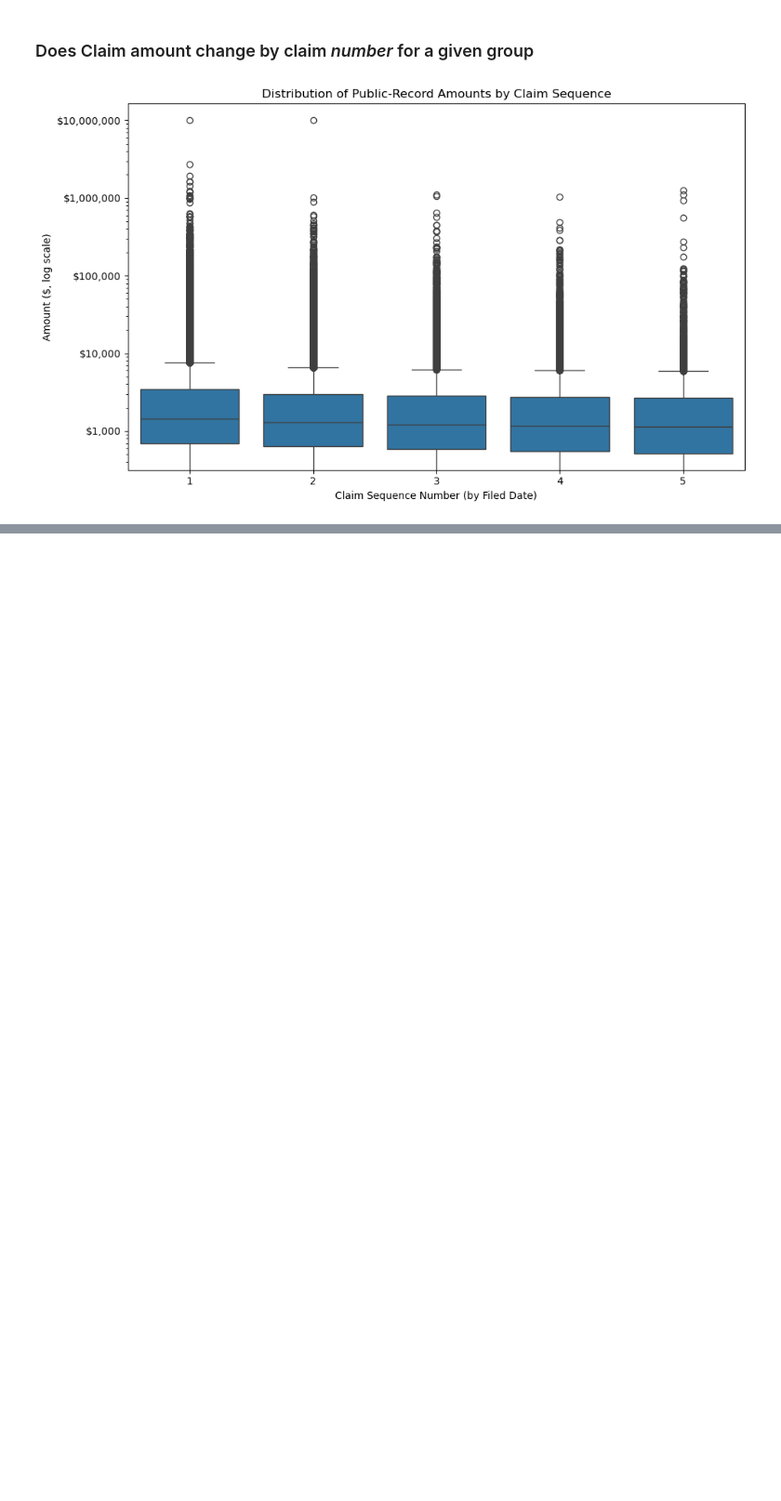
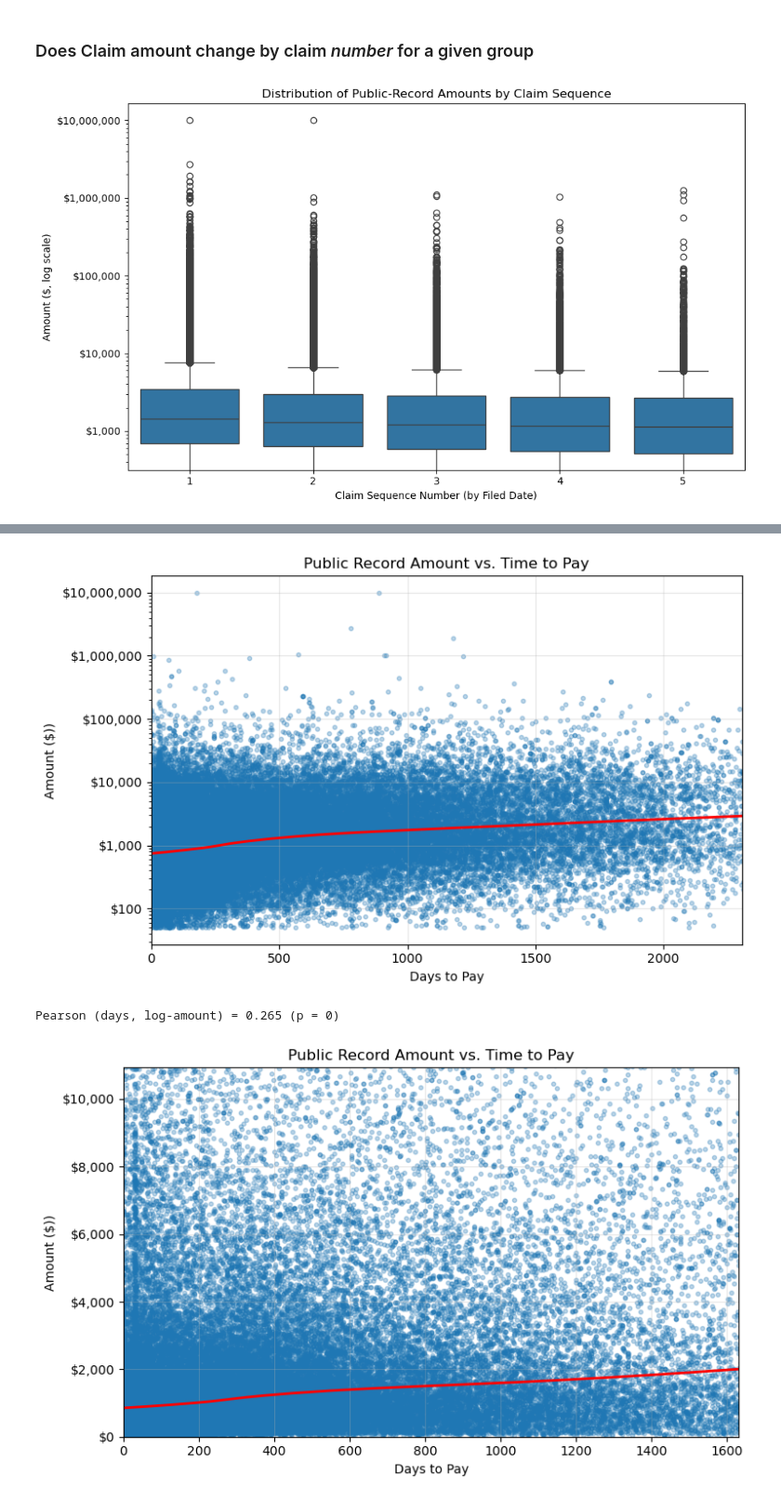
Before and after one commit to mattstoebe/Loan_Performance_Public_records, a Jupyter notebook: EDA/01_public_record_orientation.ipynb, the cells around one changed output, grey strips where cells are left out. Shown at 93% size. Cells and saved outputs as stored; diff of their text form; code cells hidden in the pictures; blank space fills up the shorter version.

```diff
--- a/EDA/01_public_record_orientation.ipynb
+++ b/EDA/01_public_record_orientation.ipynb
@@ -312,0 +414,61 @@ plt.show()
+# %%
+df_pay = pr.dropna(subset=['filed_date','paid_date','amount']).copy()
+df_pay = df_pay[df_pay['paid_date'] >= df_pay['filed_date']]
+df_pay = df_pay[df_pay['amount'] > 0]
+
+
+lowess = sm.nonparametric.lowess
+x = pr['filed_to_paid_days']
+y = np.log(pr['amount'])
+smoothed = lowess(y, x)
+
+
+plt.figure(figsize=(8,5))
+plt.scatter(df_pay['filed_to_paid_days'], df_pay['amount'], alpha=0.3, s=10)
+
+plt.plot(smoothed[:,0], np.exp(smoothed[:,1]), 'r-', lw=2)
+
+plt.xlim(0, df_pay['filed_to_paid_days'].quantile(0.99))  # zoom in on the 99th percentile for clarity
+plt.yscale('log')
+plt.xlabel('Days to Pay')
+plt.ylabel('Amount ($))')
+plt.title('Public Record Amount vs. Time to Pay')
+plt.gca().yaxis.set_major_formatter(
+    mtick.FuncFormatter(lambda x, _: f'${x:,.0f}')
+)
+plt.grid(alpha=0.3)
+plt.tight_layout()
+plt.show()
+
+# Correlation
+pearson_r, pearson_p = stats.pearsonr(df_pay['filed_to_paid_days'], np.log(df_pay['amount']))
+
+print(f"Pearson (days, log-amount) = {pearson_r:.3f} (p = {pearson_p:.3g})")
+
+
+lowess = sm.nonparametric.lowess
+x = pr['filed_to_paid_days']
+y = pr['amount']
+smoothed = lowess(y, x)
+
+
+plt.figure(figsize=(8,5))
+plt.scatter(df_pay['filed_to_paid_days'], df_pay['amount'], alpha=0.3, s=10)
+
+plt.plot(smoothed[:,0], smoothed[:,1], 'r-', lw=2)
+
+plt.xlim(0, df_pay['filed_to_paid_days'].quantile(0.95))  # zoom in on the 99th percentile for clarity
+plt.ylim(0, df_pay['amount'].quantile(0.95))  # zoom in on the 99th percentile for clarity
+plt.xlabel('Days to Pay')
+plt.ylabel('Amount ($))')
+plt.title('Public Record Amount vs. Time to Pay')
+plt.gca().yaxis.set_major_formatter(
+    mtick.FuncFormatter(lambda x, _: f'${x:,.0f}')
+)
+plt.grid(alpha=0.3)
+plt.tight_layout()
+plt.show()
+# %% [output]
+[figure, added]
+Pearson (days, log-amount) = 0.265 (p = 0)
+[figure, added]
```
Also changed, not shown: parts of 12 cells of this notebook.
